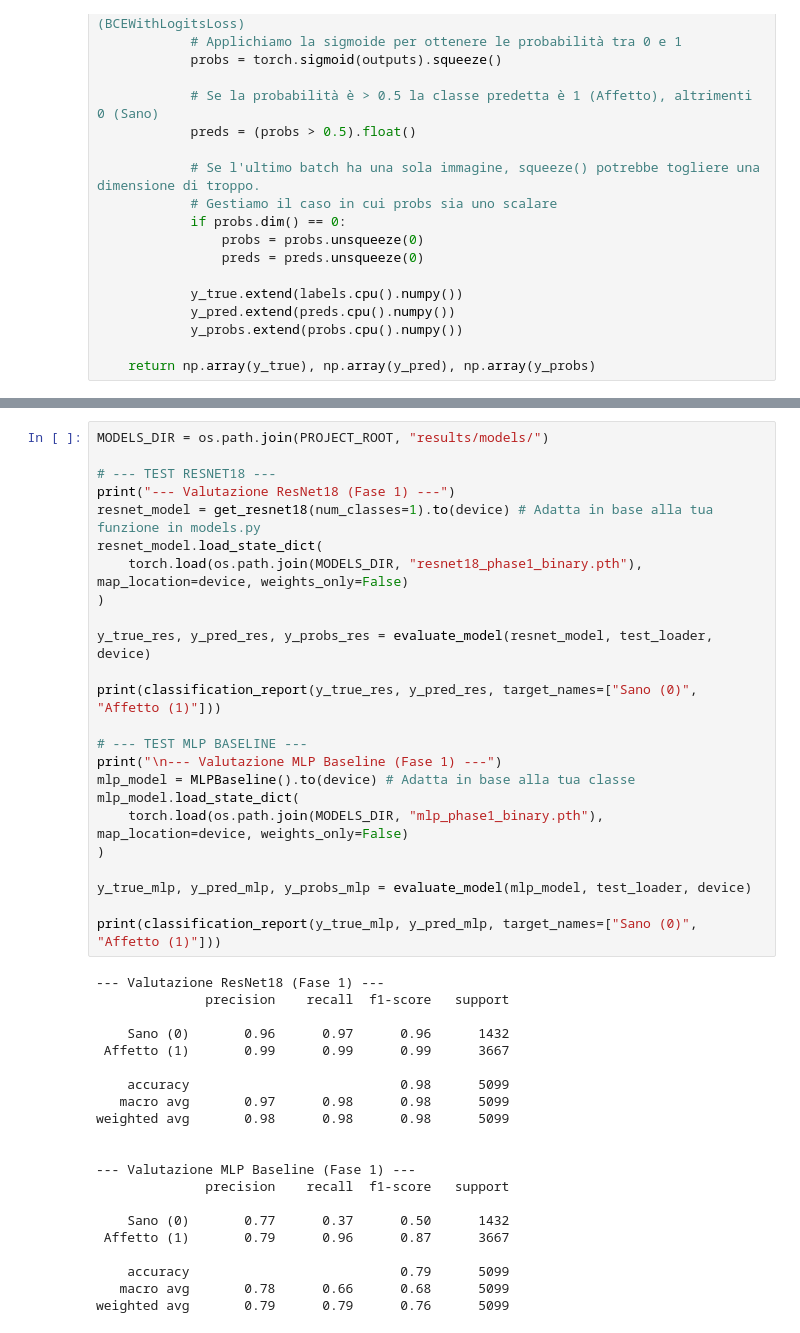
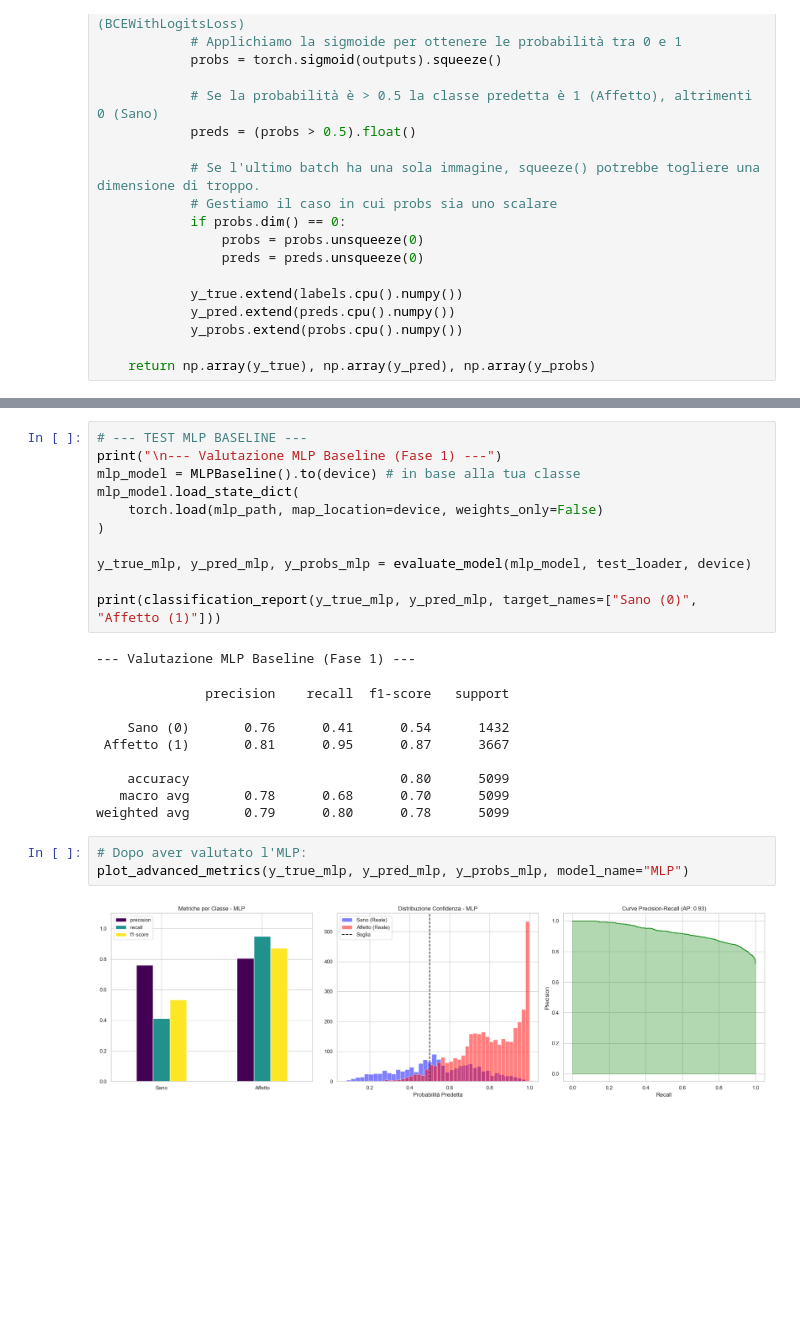
Before and after one commit to Massyiwnl/neurovisiondl-unict-dlcmm-Maccarrone-Brancaforte-Cassia, a Jupyter notebook: notebooks/02_benchmark.ipynb, the cells around one changed output, grey strips where cells are left out. Saved outputs shown, nothing was run; the diff lists cells and outputs as text; blank space fills up the shorter version.

```diff
--- a/notebooks/02_benchmark.ipynb
+++ b/notebooks/02_benchmark.ipynb
@@ -122,48 +240,29 @@ def evaluate_model(model, dataloader, device):
 # %%
-MODELS_DIR = os.path.join(PROJECT_ROOT, "results/models/")
-
-# --- TEST RESNET18 ---
-print("--- Valutazione ResNet18 (Fase 1) ---")
-resnet_model = get_resnet18(num_classes=1).to(device) # Adatta in base alla tua funzione in models.py
-resnet_model.load_state_dict(
-    torch.load(os.path.join(MODELS_DIR, "resnet18_phase1_binary.pth"), map_location=device, weights_only=False)
-)
-
-y_true_res, y_pred_res, y_probs_res = evaluate_model(resnet_model, test_loader, device)
-
-print(classification_report(y_true_res, y_pred_res, target_names=["Sano (0)", "Affetto (1)"]))
-
 # --- TEST MLP BASELINE ---
 print("\n--- Valutazione MLP Baseline (Fase 1) ---")
-mlp_model = MLPBaseline().to(device) # Adatta in base alla tua classe
+mlp_model = MLPBaseline().to(device) # in base alla tua classe
 mlp_model.load_state_dict(
-    torch.load(os.path.join(MODELS_DIR, "mlp_phase1_binary.pth"), map_location=device, weights_only=False)
+    torch.load(mlp_path, map_location=device, weights_only=False)
 )
 
 y_true_mlp, y_pred_mlp, y_probs_mlp = evaluate_model(mlp_model, test_loader, device)
 
 print(classification_report(y_true_mlp, y_pred_mlp, target_names=["Sano (0)", "Affetto (1)"]))
 # %% [output]
---- Valutazione ResNet18 (Fase 1) ---
-              precision    recall  f1-score   support
-
-    Sano (0)       0.96      0.97      0.96      1432
- Affetto (1)       0.99      0.99      0.99      3667
-
-    accuracy                           0.98      5099
-   macro avg       0.97      0.98      0.98      5099
-weighted avg       0.98      0.98      0.98      5099
-
-
 --- Valutazione MLP Baseline (Fase 1) ---
-              precision    recall  f1-score   support
-
-    Sano (0)       0.77      0.37      0.50      1432
- Affetto (1)       0.79      0.96      0.87      3667
-
-    accuracy                           0.79      5099
-   macro avg       0.78      0.66      0.68      5099
-weighted avg       0.79      0.79      0.76      5099
+              precision    recall  f1-score   support
+
+    Sano (0)       0.76      0.41      0.54      1432
+ Affetto (1)       0.81      0.95      0.87      3667
+
+    accuracy                           0.80      5099
+   macro avg       0.78      0.68      0.70      5099
+weighted avg       0.79      0.80      0.78      5099
+# %%
+# Dopo aver valutato l'MLP:
+plot_advanced_metrics(y_true_mlp, y_pred_mlp, y_probs_mlp, model_name="MLP")
+# %% [output]
+[figure, added]
 # %%
 fig, axes = plt.subplots(1, 3, figsize=(18, 5))
 
```
Also changed, not shown: parts of 9 cells of this notebook, 6 other files.
